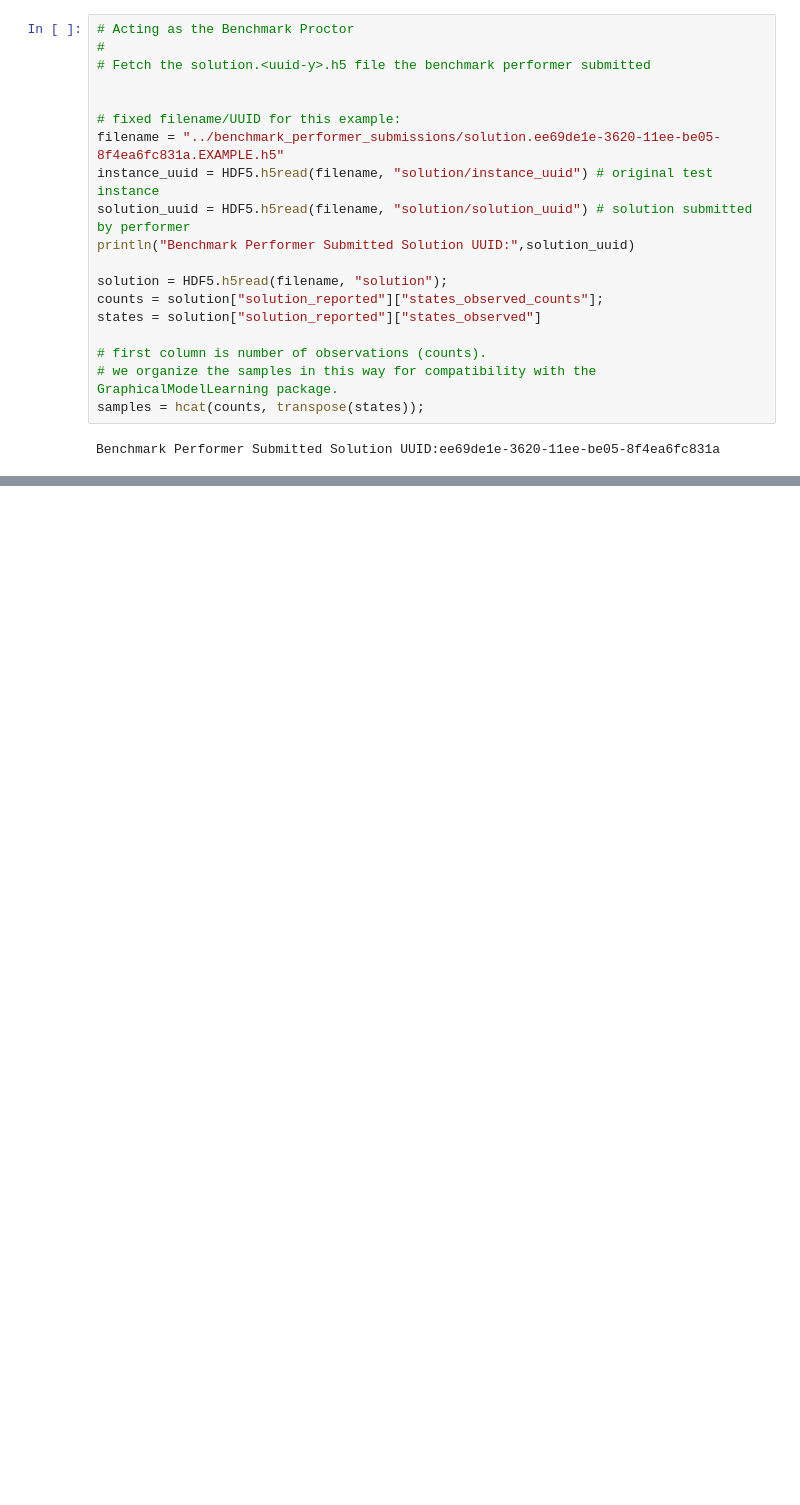
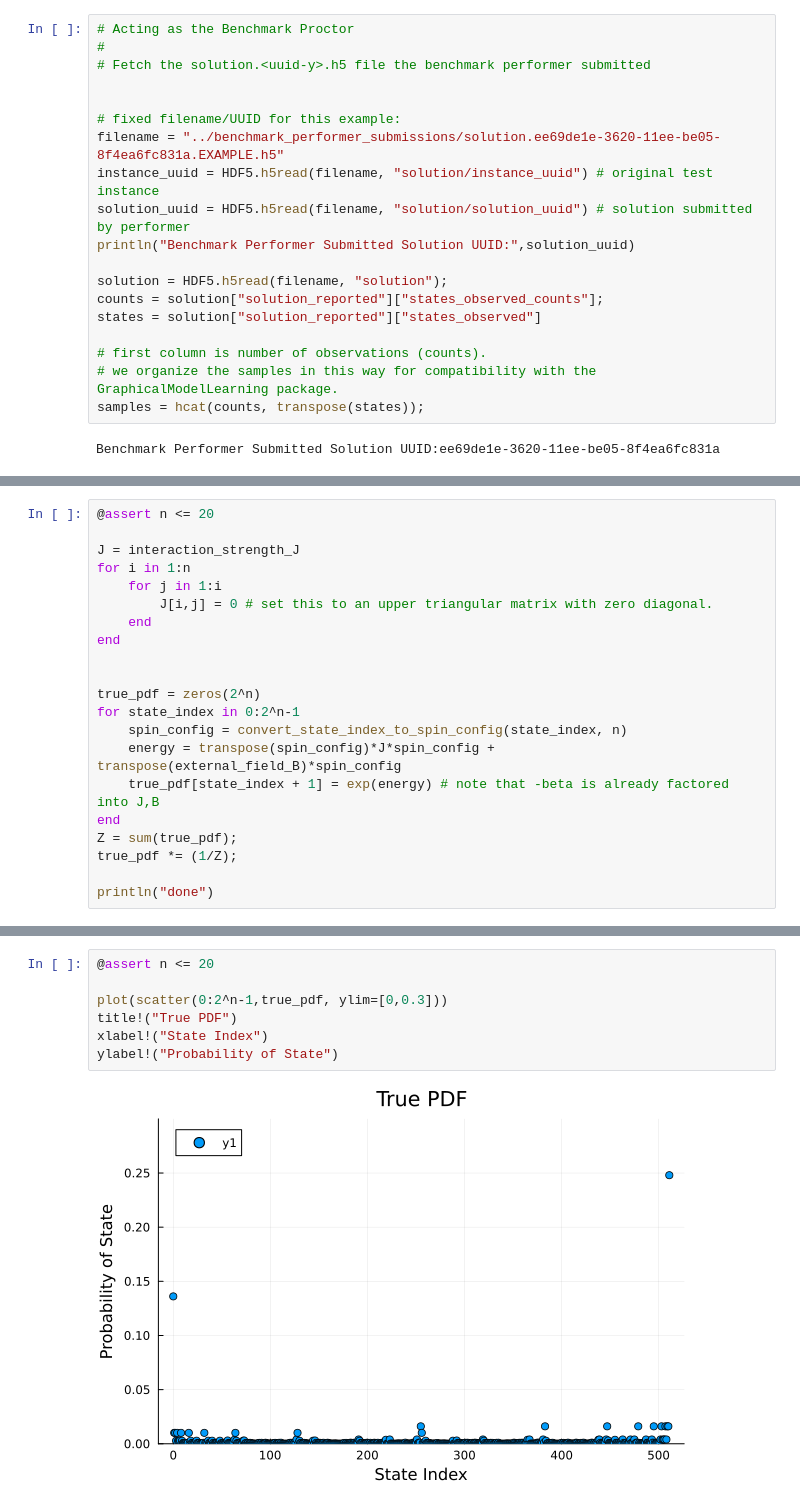
Before and after one commit to jp7745/sampling, a Jupyter notebook: examples/06b_example_benchmark_proctor_workflow.ipynb, the cells around one changed output, grey strips where cells are left out. Drawn from its saved outputs; the diff is of its cells as text; blank space fills up the shorter version.

```diff
--- a/examples/06b_example_benchmark_proctor_workflow.ipynb
+++ b/examples/06b_example_benchmark_proctor_workflow.ipynb
@@ -131,0 +238,21 @@ ylabel!("node i index")
+# %%
+@assert n <= 20
+
+J = interaction_strength_J
+for i in 1:n
+    for j in 1:i
+        J[i,j] = 0 # set this to an upper triangular matrix with zero diagonal.
+    end
+end
+
+
+true_pdf = zeros(2^n)
+for state_index in 0:2^n-1
+    spin_config = convert_state_index_to_spin_config(state_index, n)
+    energy = transpose(spin_config)*J*spin_config + transpose(external_field_B)*spin_config
+    true_pdf[state_index + 1] = exp(energy) # note that -beta is already factored into J,B
+end
+Z = sum(true_pdf);
+true_pdf *= (1/Z);
+
+println("done")
@@ -131,0 +279,9 @@ ylabel!("node i index")
+# %%
+@assert n <= 20
+
+plot(scatter(0:2^n-1,true_pdf, ylim=[0,0.3]))
+title!("True PDF")
+xlabel!("State Index")
+ylabel!("Probability of State")
+# %% [output]
+[figure, added]
```
Also changed, not shown: parts of 19 cells of this notebook, 18 other files.
